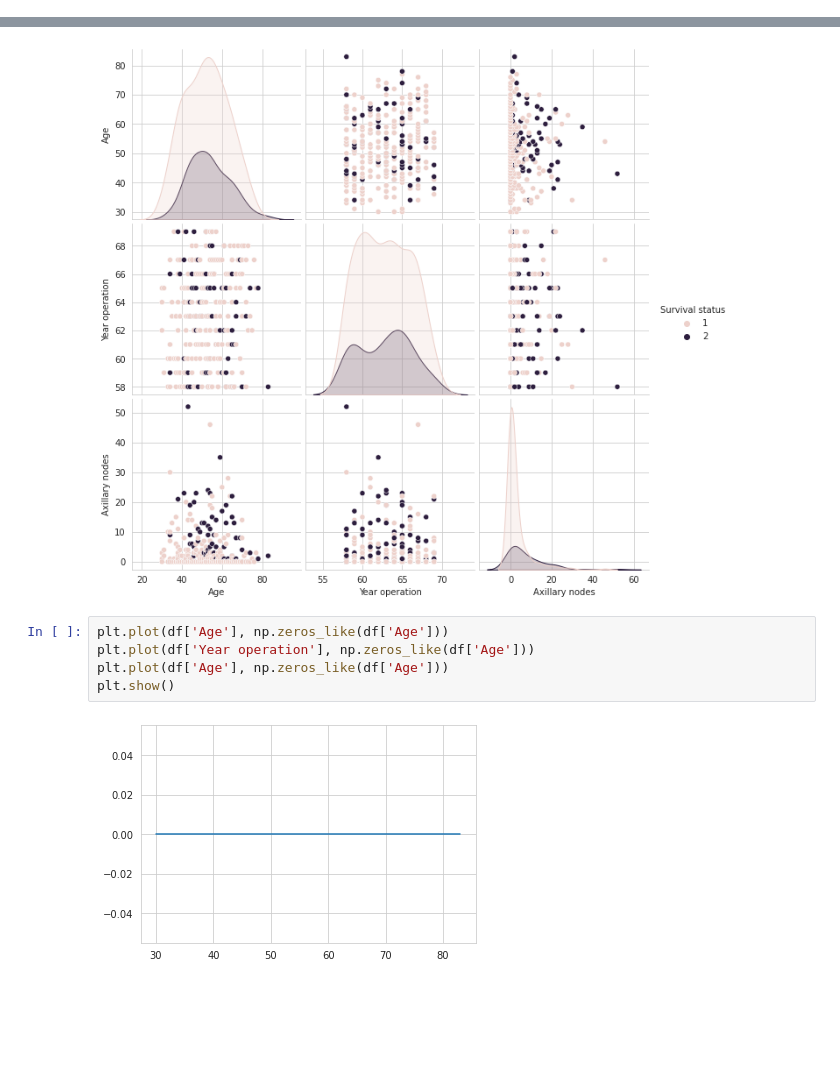
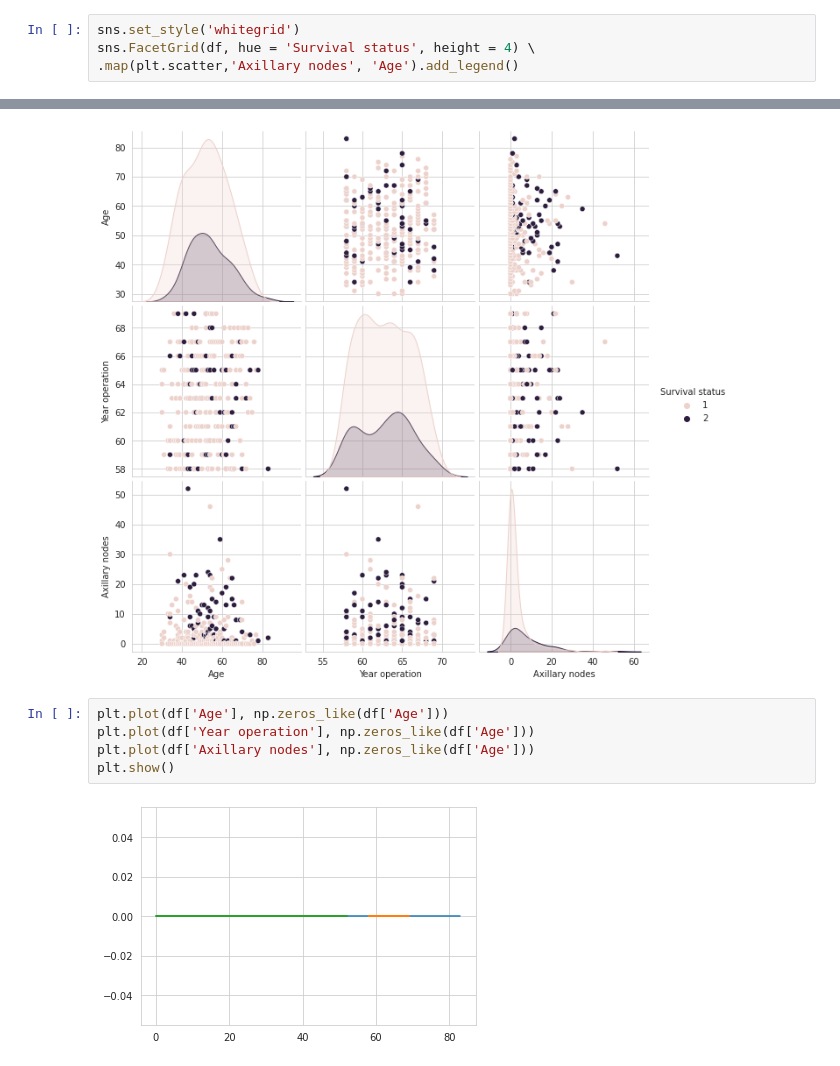
Before and after one commit to chaidosa/Devops_-_Python, a Jupyter notebook: Analysis/haberman_analysis.ipynb, the cells around one changed output, grey strips where cells are left out. Drawn from its saved outputs; the diff is of its cells as text; blank space fills up the shorter version.

Commit message:
added few more graphs/plots for better undertanding of data

```diff
--- a/Analysis/haberman_analysis.ipynb
+++ b/Analysis/haberman_analysis.ipynb
@@ -62,3 +76,7 @@ sns.FacetGrid(df, hue = 'Survival status', height = 4) \
 # %% [output]
 <seaborn.axisgrid.FacetGrid at 0x...>
 [figure]
+# %%
+sns.set_style('whitegrid')
+sns.FacetGrid(df, hue = 'Survival status', height = 4) \
+.map(plt.scatter,'Axillary nodes', 'Age').add_legend()
@@ -72,7 +93,7 @@ plt.show()
 # %%
 plt.plot(df['Age'], np.zeros_like(df['Age']))
 plt.plot(df['Year operation'], np.zeros_like(df['Age']))
-plt.plot(df['Age'], np.zeros_like(df['Age']))
+plt.plot(df['Axillary nodes'], np.zeros_like(df['Age']))
 plt.show()
 # %% [output]
-[figure, old version]
+[figure, new version]
```
Also changed, not shown: parts of 19 cells of this notebook.
